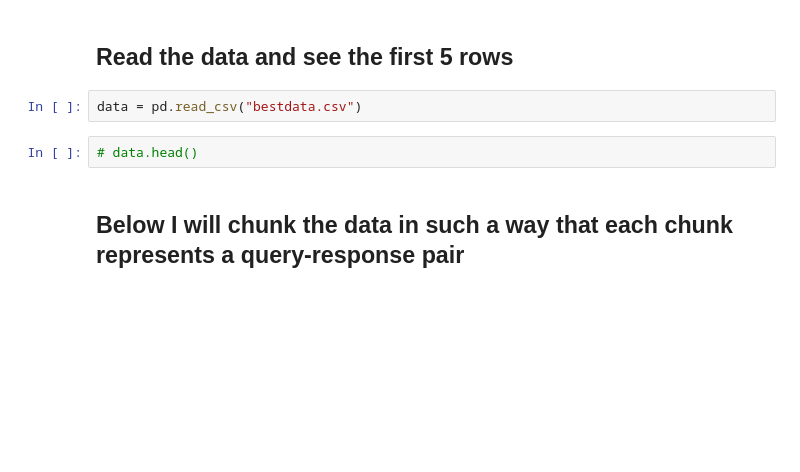
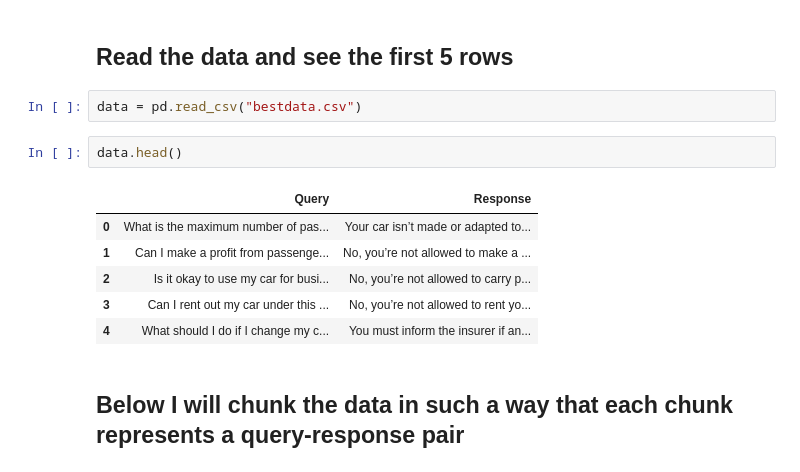
Before and after one commit to 3rd-Son/Car-Insurance-RAG, a Jupyter notebook: upload.ipynb, the cells around one changed output. Cells and saved outputs as stored; diff of their text form; blank space fills up the shorter version.

```diff
--- a/upload.ipynb
+++ b/upload.ipynb
@@ -9,8 +9,15 @@ from constants import EMBEDDINGS, index, CHAT_LLM
 ## Read the data and see the first 5 rows
 # %%
 data = pd.read_csv("bestdata.csv")
-# %%
-# data.head()
+# %%
+data.head()
+# %% [output]
+|  | Query | Response |
+| 0 | What is the maximum number of pas... | Your car isn’t made or adapted to... |
+| 1 | Can I make a profit from passenge... | No, you’re not allowed to make a ... |
+| 2 | Is it okay to use my car for busi... | No, you’re not allowed to carry p... |
+| 3 | Can I rent out my car under this ... | No, you’re not allowed to rent yo... |
+| 4 | What should I do if I change my c... | You must inform the insurer if an... |
 # %% [markdown]
 ## Below I will chunk the data in such a way that each chunk represents a query-response pair
 # %%
```
Also changed, not shown: parts of 43 cells of this notebook, 1 other file.
